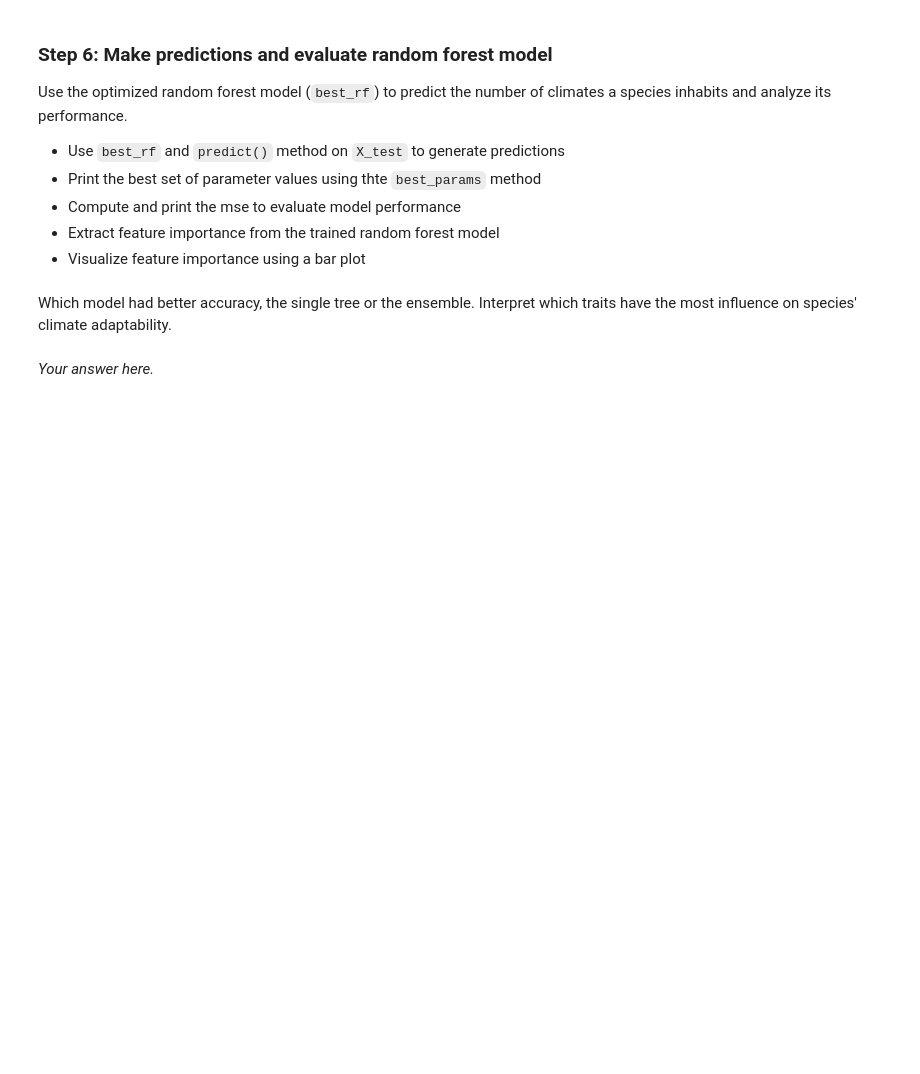
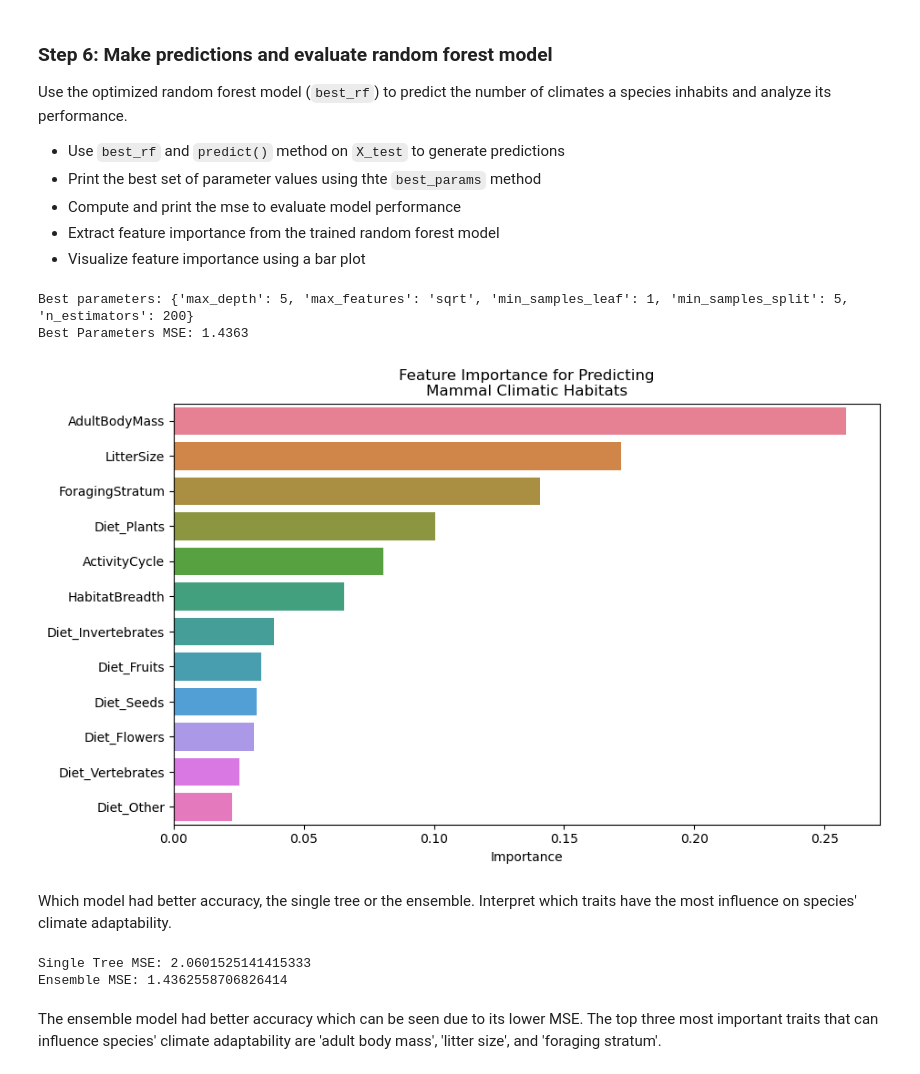
Before and after one commit to kimberleewong/EDS232-labs, a Jupyter notebook: Week6/lab6-mammal-traits.ipynb, the cells around one changed output. Saved outputs shown, nothing was run; the diff lists cells and outputs as text; code cells hidden in the pictures; blank space fills up the shorter version.

```diff
--- a/Week6/lab6-mammal-traits.ipynb
+++ b/Week6/lab6-mammal-traits.ipynb
@@ -93,0 +222,6 @@ Now we'll use a more sophisticated ensemble approach where we optimize the value
+# %%
+# Train the best estimator
+best_rf = RandomForestRegressor(**gs.best_params_, random_state = 808)
+
+# Fit new rf and generate predictions
+best_rf.fit(X_train, y_train)
@@ -105,4 +243,38 @@ Use the optimized random forest model (`best_rf`) to predict the number of clima
+# %%
+# Print parameters and MSE
+print(f"Best parameters: {gs.best_params_}")
+print(f"Best Parameters MSE: {mean_squared_error(best_preds, y_test):.4f}")
+# %% [output]
+Best parameters: {'max_depth': 5, 'max_features': 'sqrt', 'min_samples_leaf': 1, 'min_samples_split': 5, 'n_estimators': 200}
+Best Parameters MSE: 1.4363
+# %%
+# Get feature importance
+feature_importance =best_rf.feature_importances_
+
+# Create a df of importance and features
+imp_df = pd.DataFrame(zip(X_test.columns, feature_importance), columns=['Feature', 'Importance'])
+
+# Sort by importance
+imp_df = imp_df.sort_values(by='Importance', ascending=False)
+# %%
+# Create the bar plot
+plt.figure(figsize=(10, 6))
+sns.barplot(x='Importance', y='Feature', data=imp_df, hue='Feature', legend=False)
+
+# Add labels and title
+plt.xlabel('Importance')
+plt.ylabel('')
+plt.title('Feature Importance for Predicting\nMammal Climatic Habitats')
+plt.show()
+# %% [output]
+[figure, added]
 # %% [markdown]
 Which model had better accuracy, the single tree or the ensemble.  Interpret which traits have the most influence on species' climate adaptability.
-# %% [markdown]
-*Your answer here.*
+# %%
+print(f"Single Tree MSE: {mean_squared_error(dt_pred, y_test)}")
+print(f"Ensemble MSE: {mean_squared_error(best_preds, y_test)}")
+# %% [output]
+Single Tree MSE: 2.0601525141415333
+Ensemble MSE: 1.4362558706826414
+# %% [markdown]
+The ensemble model had better accuracy which can be seen due to its lower MSE. The top three most important traits that can influence species' climate adaptability are 'adult body mass', 'litter size', and 'foraging stratum'.
```
Also changed, not shown: parts of 18 cells of this notebook.
